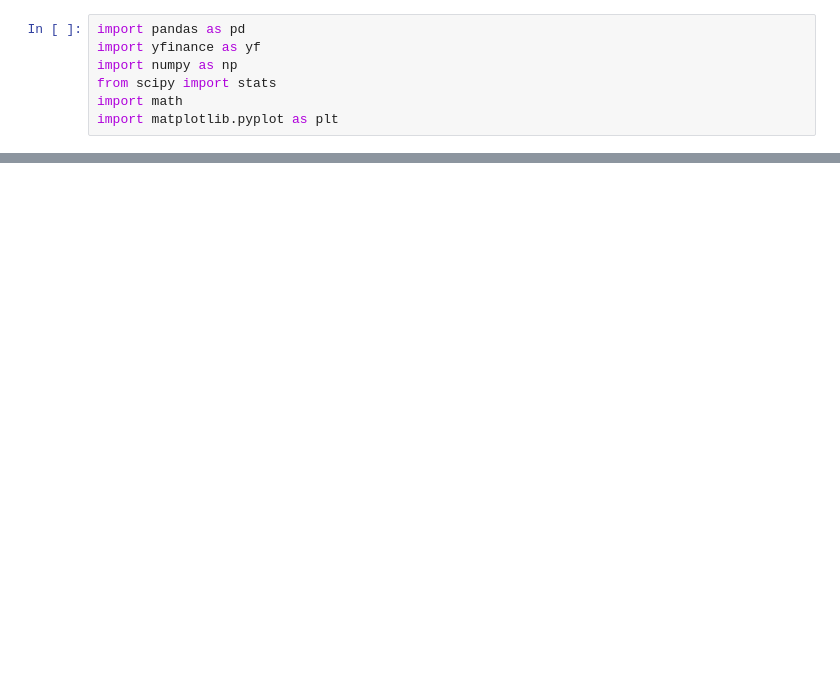
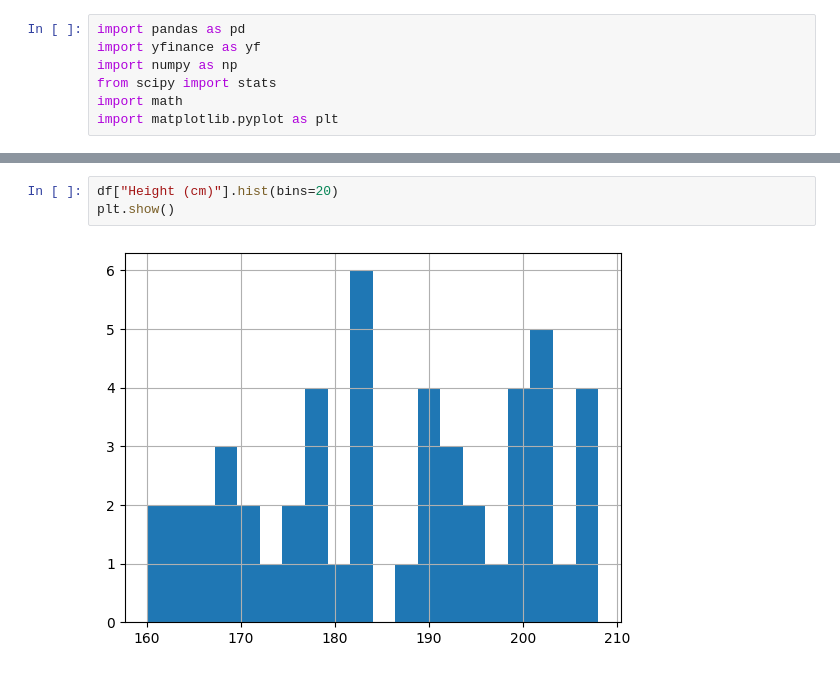
Before and after one commit to rrepetto99/Programming-practice, a Jupyter notebook: exercises/Python practice/sports1.ipynb, the cells around one changed output, grey strips where cells are left out. Drawn from its saved outputs; the diff is of its cells as text; blank space fills up the shorter version.

```diff
--- a/exercises/Python practice/sports1.ipynb
+++ b/exercises/Python practice/sports1.ipynb
@@ -20,0 +42,5 @@ df.head()
+# %%
+df["Height (cm)"].hist(bins=20)
+plt.show()
+# %% [output]
+[figure, added]
```
Also changed, not shown: parts of 7 cells of this notebook.
